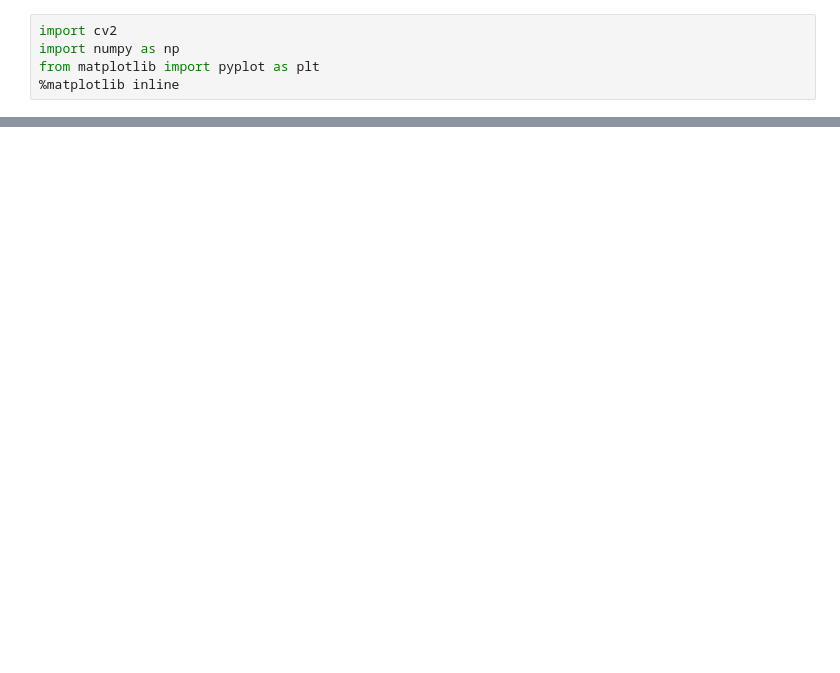
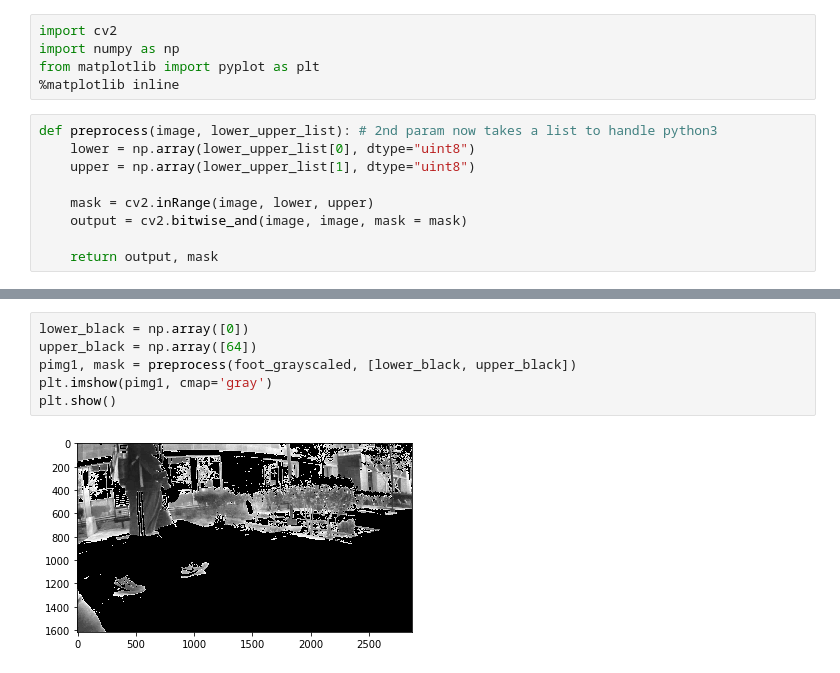
Before and after one commit to luoken/Shoe-detector, a Jupyter notebook: utils/Testing.ipynb, the cells around one changed output, grey strips where cells are left out. Drawn from its saved outputs; the diff is of its cells as text; blank space fills up the shorter version.

```diff
--- a/utils/Testing.ipynb
+++ b/utils/Testing.ipynb
@@ -3,6 +3,15 @@ import cv2
 import numpy as np
 from matplotlib import pyplot as plt
 %matplotlib inline
+# %%
+def preprocess(image, lower_upper_list): # 2nd param now takes a list to handle python3
+    lower = np.array(lower_upper_list[0], dtype="uint8")
+    upper = np.array(lower_upper_list[1], dtype="uint8")
+
+    mask = cv2.inRange(image, lower, upper)
+    output = cv2.bitwise_and(image, image, mask = mask)
+
+    return output, mask
 # %%
 foot = cv2.imread('danny_foot.png')
 
@@ -26,0 +39,8 @@ plt.show()
+# %%
+lower_black = np.array([0])
+upper_black = np.array([64])
+pimg1, mask = preprocess(foot_grayscaled, [lower_black, upper_black])
+plt.imshow(pimg1, cmap='gray')
+plt.show()
+# %% [output]
+[figure, added]
```
Also changed, not shown: parts of 15 cells of this notebook.
